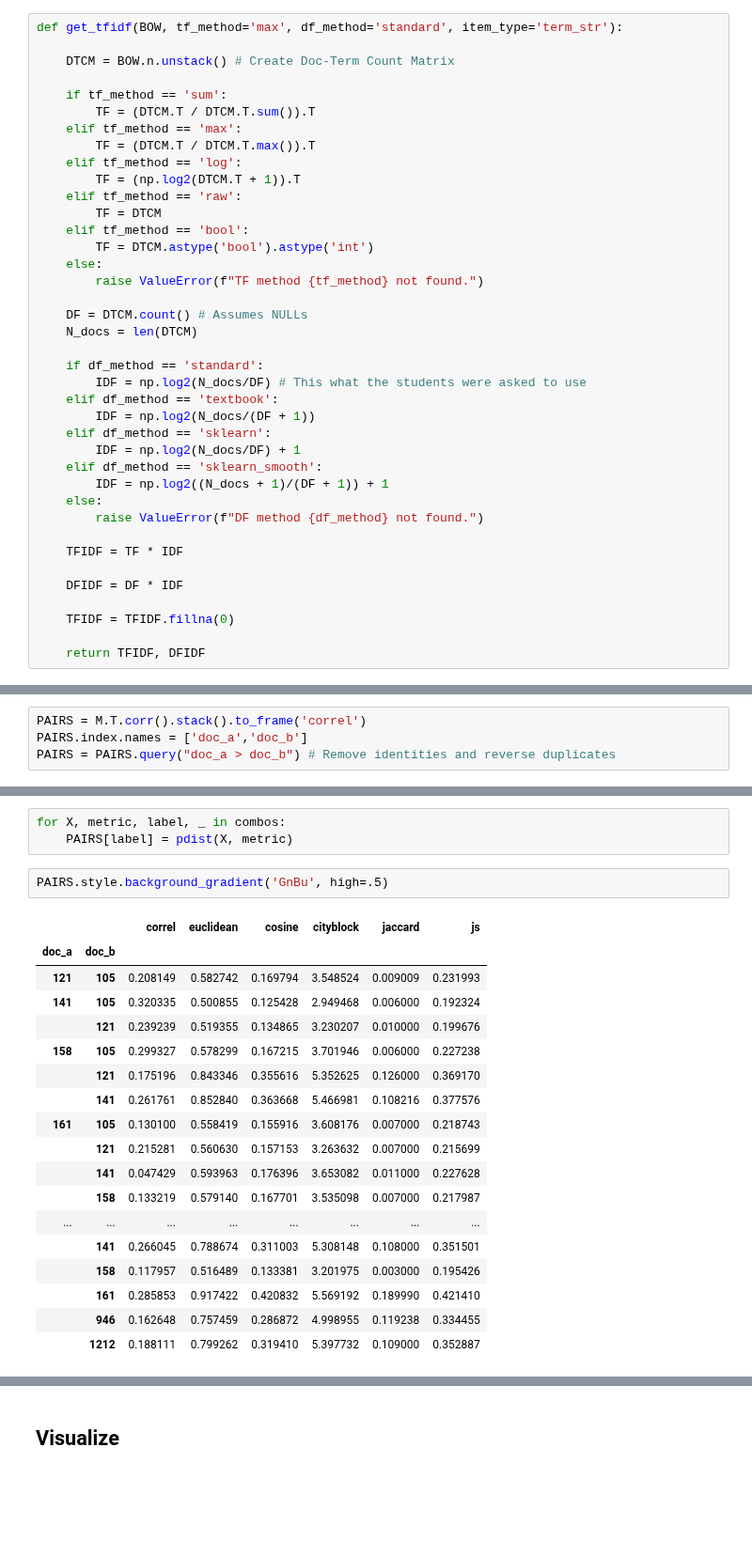
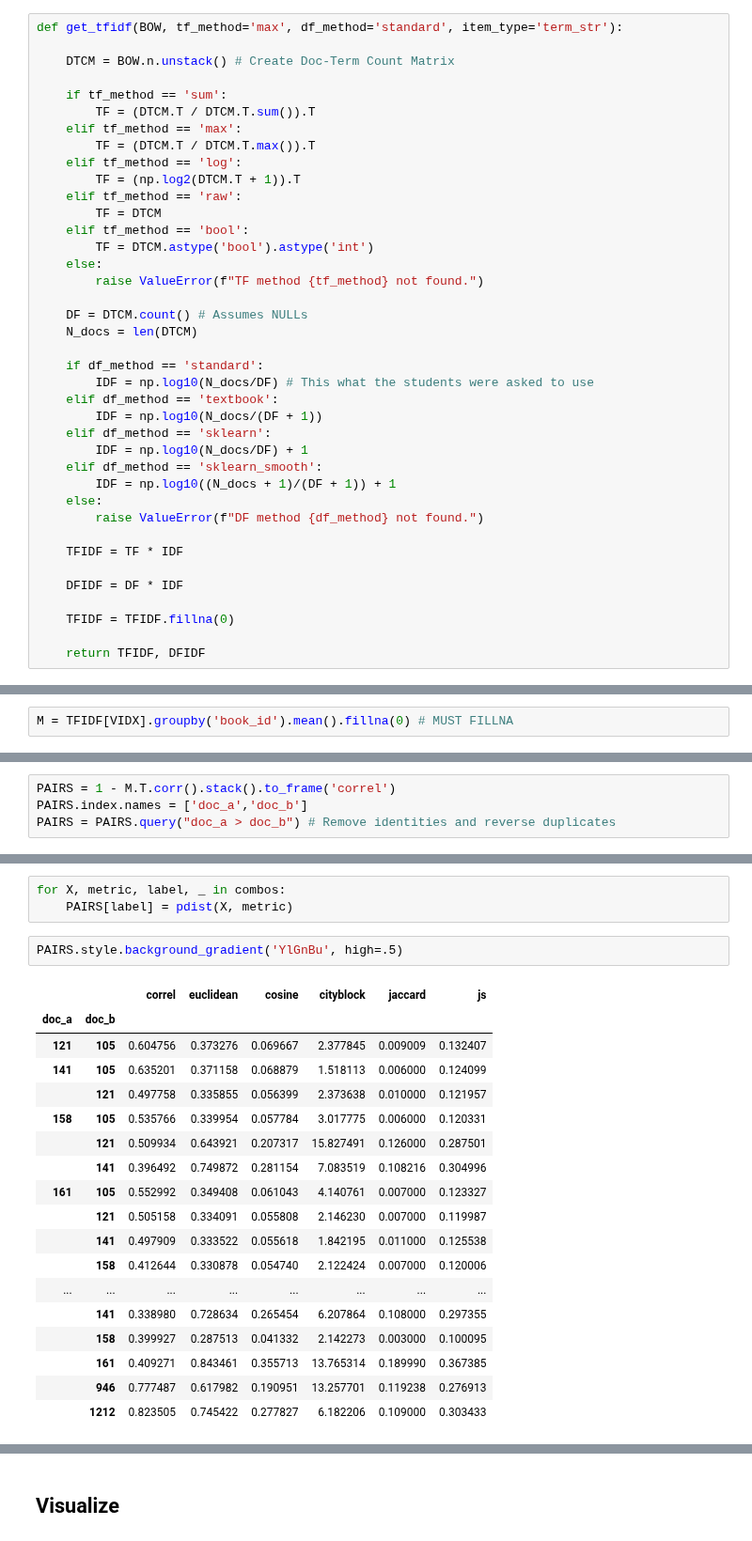
Before and after one commit to ontoligent/DS5001-2022-01-OLD, a Jupyter notebook: keys/M06_HW_KEY.ipynb, the cells around one changed output, grey strips where cells are left out. Shown at 94% size. Drawn from its saved outputs; the diff is of its cells as text; blank space fills up the shorter version.

```diff
--- a/keys/M06_HW_KEY.ipynb
+++ b/keys/M06_HW_KEY.ipynb
@@ -277,13 +277,13 @@ def get_tfidf(BOW, tf_method='max', df_method='standard', item_type='term_str'):
     N_docs = len(DTCM)
 
     if df_method == 'standard':
-        IDF = np.log2(N_docs/DF) # This what the students were asked to use
+        IDF = np.log10(N_docs/DF) # This what the students were asked to use
     elif df_method == 'textbook':
-        IDF = np.log2(N_docs/(DF + 1))
+        IDF = np.log10(N_docs/(DF + 1))
     elif df_method == 'sklearn':
-        IDF = np.log2(N_docs/DF) + 1
+        IDF = np.log10(N_docs/DF) + 1
     elif df_method == 'sklearn_smooth':
-        IDF = np.log2((N_docs + 1)/(DF + 1)) + 1
+        IDF = np.log10((N_docs + 1)/(DF + 1)) + 1
     else:
         raise ValueError(f"DF method {df_method} not found.")
 
@@ -352,3 +356,5 @@ M = TFIDF[VIDX].fillna(0).groupby('book_id').mean() # MUST FILLNA
+# %%
+M = TFIDF[VIDX].groupby('book_id').mean().fillna(0) # MUST FILLNA
 # %%
 M
 # %% [output]
@@ -376,6 +382,6 @@ L2 = M.apply(lambda x: x / norm(x), 1) # Euclidean
 # %% [markdown]
 ### Generate doc pairs
 # %%
-PAIRS = M.T.corr().stack().to_frame('correl')
+PAIRS = 1 - M.T.corr().stack().to_frame('correl')
 PAIRS.index.names = ['doc_a','doc_b']
 PAIRS = PAIRS.query("doc_a > doc_b") # Remove identities and reverse duplicates
@@ -393,26 +409,26 @@ combos  = [
 for X, metric, label, _ in combos:
     PAIRS[label] = pdist(X, metric)
 # %%
-PAIRS.style.background_gradient('GnBu', high=.5)
+PAIRS.style.background_gradient('YlGnBu', high=.5)
 # %% [output]
 |  |  | correl | euclidean | cosine | cityblock | jaccard | js |
 | doc_a | doc_b |  |  |  |  |  |  |
-| 121 | 105 | 0.208149 | 0.582742 | 0.169794 | 3.548524 | 0.009009 | 0.231993 |
-| 141 | 105 | 0.320335 | 0.500855 | 0.125428 | 2.949468 | 0.006000 | 0.192324 |
-|  | 121 | 0.239239 | 0.519355 | 0.134865 | 3.230207 | 0.010000 | 0.199676 |
-| 158 | 105 | 0.299327 | 0.578299 | 0.167215 | 3.701946 | 0.006000 | 0.227238 |
-|  | 121 | 0.175196 | 0.843346 | 0.355616 | 5.352625 | 0.126000 | 0.369170 |
-|  | 141 | 0.261761 | 0.852840 | 0.363668 | 5.466981 | 0.108216 | 0.377576 |
-| 161 | 105 | 0.130100 | 0.558419 | 0.155916 | 3.608176 | 0.007000 | 0.218743 |
-|  | 121 | 0.215281 | 0.560630 | 0.157153 | 3.263632 | 0.007000 | 0.215699 |
-|  | 141 | 0.047429 | 0.593963 | 0.176396 | 3.653082 | 0.011000 | 0.227628 |
-|  | 158 | 0.133219 | 0.579140 | 0.167701 | 3.535098 | 0.007000 | 0.217987 |
+| 121 | 105 | 0.604756 | 0.373276 | 0.069667 | 2.377845 | 0.009009 | 0.132407 |
+| 141 | 105 | 0.635201 | 0.371158 | 0.068879 | 1.518113 | 0.006000 | 0.124099 |
+|  | 121 | 0.497758 | 0.335855 | 0.056399 | 2.373638 | 0.010000 | 0.121957 |
+| 158 | 105 | 0.535766 | 0.339954 | 0.057784 | 3.017775 | 0.006000 | 0.120331 |
+|  | 121 | 0.509934 | 0.643921 | 0.207317 | 15.827491 | 0.126000 | 0.287501 |
+|  | 141 | 0.396492 | 0.749872 | 0.281154 | 7.083519 | 0.108216 | 0.304996 |
+| 161 | 105 | 0.552992 | 0.349408 | 0.061043 | 4.140761 | 0.007000 | 0.123327 |
+|  | 121 | 0.505158 | 0.334091 | 0.055808 | 2.146230 | 0.007000 | 0.119987 |
+|  | 141 | 0.497909 | 0.333522 | 0.055618 | 1.842195 | 0.011000 | 0.125538 |
+|  | 158 | 0.412644 | 0.330878 | 0.054740 | 2.122424 | 0.007000 | 0.120006 |
 | ... | ... | ... | ... | ... | ... | ... | ... |
-|  | 141 | 0.266045 | 0.788674 | 0.311003 | 5.308148 | 0.108000 | 0.351501 |
-|  | 158 | 0.117957 | 0.516489 | 0.133381 | 3.201975 | 0.003000 | 0.195426 |
-|  | 161 | 0.285853 | 0.917422 | 0.420832 | 5.569192 | 0.189990 | 0.421410 |
-|  | 946 | 0.162648 | 0.757459 | 0.286872 | 4.998955 | 0.119238 | 0.334455 |
-|  | 1212 | 0.188111 | 0.799262 | 0.319410 | 5.397732 | 0.109000 | 0.352887 |
+|  | 141 | 0.338980 | 0.728634 | 0.265454 | 6.207864 | 0.108000 | 0.297355 |
+|  | 158 | 0.399927 | 0.287513 | 0.041332 | 2.142273 | 0.003000 | 0.100095 |
+|  | 161 | 0.409271 | 0.843461 | 0.355713 | 13.765314 | 0.189990 | 0.367385 |
+|  | 946 | 0.777487 | 0.617982 | 0.190951 | 13.257701 | 0.119238 | 0.276913 |
+|  | 1212 | 0.823505 | 0.745422 | 0.277827 | 6.182206 | 0.109000 | 0.303433 |
 # %%
 PAIRS.corr().style.background_gradient(cmap='GnBu', high=.5)
 # %% [output]
```
Also changed, not shown: parts of 26 cells of this notebook, 1 other file.
